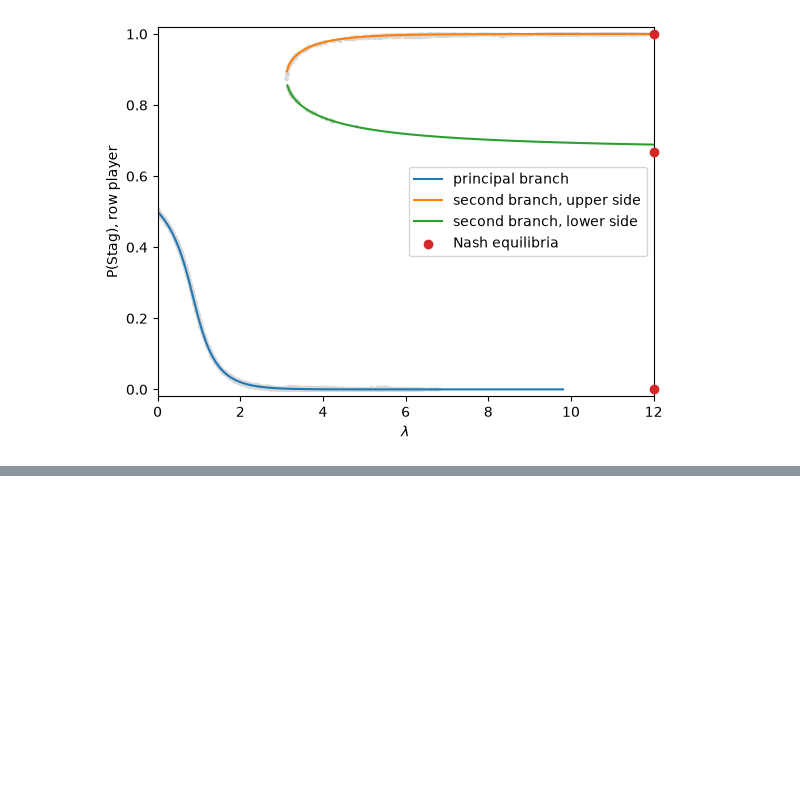
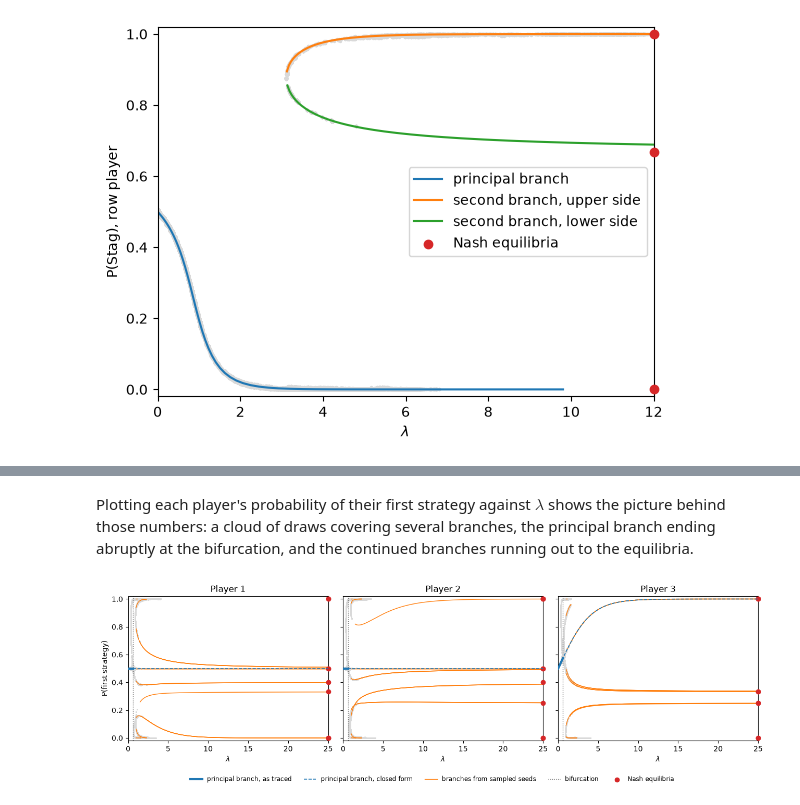
Before and after one commit to gambitproject/gambit, a Jupyter notebook: doc/tutorials/advanced_tutorials/quantal_response_branches.ipynb, the cells around one changed output, grey strips where cells are left out. Cells and saved outputs as stored; diff of their text form; code cells hidden in the pictures; blank space fills up the shorter version.

```diff
--- a/doc/tutorials/advanced_tutorials/quantal_response_branches.ipynb
+++ b/doc/tutorials/advanced_tutorials/quantal_response_branches.ipynb
@@ -289,0 +333,15 @@ Some natural directions from here:
+# %%
+centre = g3.mixed_strategy_profile([[0.5, 0.5]] * 3)
+u3 = np.array([centre.strategy_value(s) for s in list(g3.players)[2].strategies])
+
+
+def principal_at(lam):
+    """Closed form for this game's principal branch: sigma_1 = sigma_2 = (1/2, 1/2)."""
+    return [np.array([0.5, 0.5]), np.array([0.5, 0.5]), softmax(lam * u3)]
+
+
+print(f"player 3's expected payoffs at sigma_1 = sigma_2 = (1/2, 1/2): {u3.tolist()}")
+for lam in (branch3[-1].lam, 5.0, 25.0):
+    residual = np.linalg.norm(qre_residual(pack(principal_at(lam)), g3, lam))
+    print(f"  lambda = {lam:6.2f}:  residual = {residual:.1e}, "
+          f"sigma_3 = {np.round(principal_at(lam)[2], 6).tolist()}")
@@ -289,0 +393,5 @@ Some natural directions from here:
+# %%
+rng3 = np.random.default_rng(20260801)
+draws3 = sample_locus(g3, rng3, n_chains=48, n_iter=3_000)
+on_locus3 = draws3[draws3[:, -1] > -1e-4]
+len(on_locus3), len(draws3)
@@ -289,0 +490,34 @@ Some natural directions from here:
+# %% [markdown]
+Plotting each player's probability of their first strategy against $\lambda$ shows the picture behind those numbers: a cloud of draws covering several branches, the principal branch ending abruptly at the bifurcation, and the continued branches running out to the equilibria.
+# %%
+principal3 = np.array([[q.lam] + [float(q.profile[s]) for s in g3.strategies]
+                       for q in branch3])
+closed_lams = np.linspace(0, LAMBDA_MAX_3, 200)
+closed_form = np.array([[pr[0] for pr in principal_at(lam)] for lam in closed_lams])
+
+fig, axes = plt.subplots(1, 3, figsize=(13, 4), sharex=True, sharey=True)
+for k, ax in enumerate(axes):
+    ax.scatter(on_locus3[:, 0], on_locus3[:, 1 + k], s=1, color="0.85")
+    for lams, profiles in paths3:
+        ax.plot(lams, [pr[k][0] for pr in profiles], color="C1", lw=1)
+    ax.axvline(branch3[-1].lam, color="0.4", ls=":", lw=1)
+    ax.plot(closed_lams, closed_form[:, k], color="C0", ls="--", lw=1.2, zorder=6)
+    ax.plot(principal3[:, 0], principal3[:, 1 + 2 * k], color="C0", lw=3, zorder=7)
+    ax.scatter([LAMBDA_MAX_3] * len(nash3), [eq[k][0] for eq in nash3],
+               marker="o", color="C3", zorder=5, clip_on=False)
+    ax.set_xlabel(r"$\lambda$")
+    ax.set_title(f"Player {k + 1}")
+    ax.set_xlim(0, LAMBDA_MAX_3)
+    ax.set_ylim(-0.02, 1.02)
+axes[0].set_ylabel("P(first strategy)")
+axes[0].plot([], [], color="C0", lw=3, label="principal branch, as traced")
+axes[0].plot([], [], color="C0", ls="--", lw=1.2, label="principal branch, closed form")
+axes[0].plot([], [], color="C1", lw=1, label="branches from sampled seeds")
+axes[0].axvline(np.nan, color="0.4", ls=":", lw=1, label="bifurcation")
+axes[0].scatter([], [], marker="o", color="C3", label="Nash equilibria")
+fig.legend(*axes[0].get_legend_handles_labels(), loc="lower center", ncol=5,
+           fontsize="small", frameon=False)
+plt.tight_layout(rect=(0, 0.07, 1, 1))
+plt.show()
+# %% [output]
+[figure, added]
```
Also changed, not shown: parts of 17 cells of this notebook.
